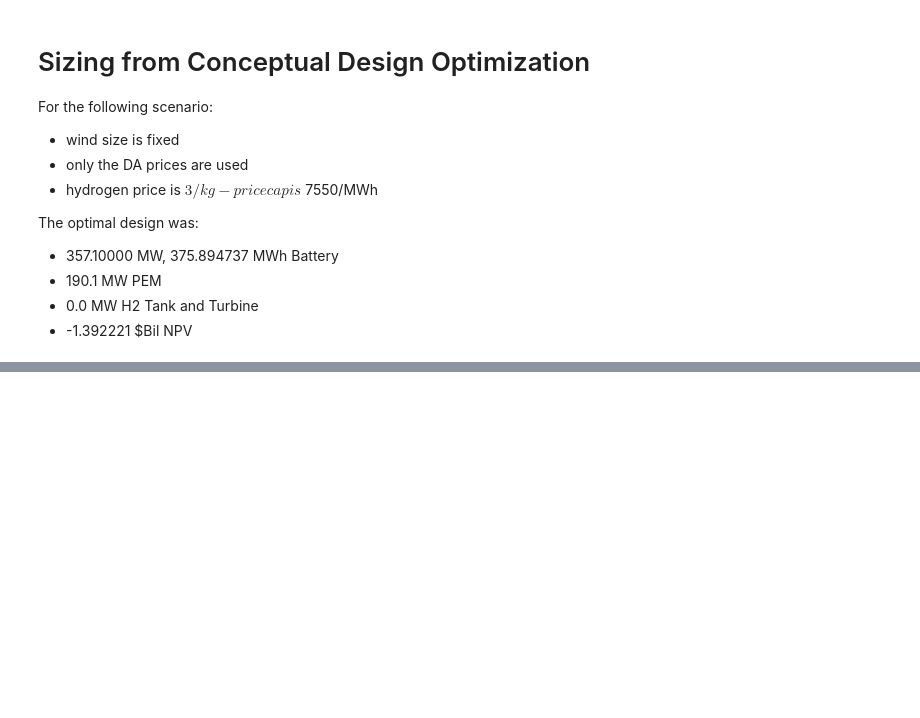
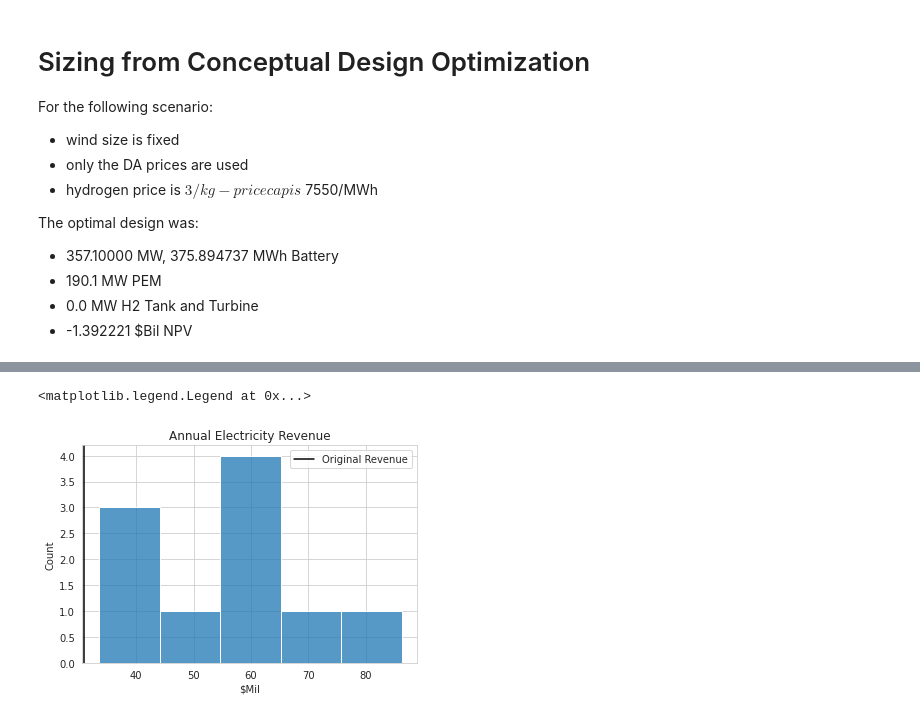
Before and after one commit to dguittet/dispatches, a Jupyter notebook: dispatches/case_studies/renewables_case/ConceptualDesignUncertainty.ipynb, the cells around one changed output, grey strips where cells are left out. Saved outputs shown, nothing was run; the diff lists cells and outputs as text; code cells hidden in the pictures; blank space fills up the shorter version.

```diff
--- a/dispatches/case_studies/renewables_case/ConceptualDesignUncertainty.ipynb
+++ b/dispatches/case_studies/renewables_case/ConceptualDesignUncertainty.ipynb
@@ -84,2 +36,0 @@ def run_design(prices):
-# %%
-res = run_design(syn_prices[0])
@@ -148,0 +55,14 @@ timeseries
+# %%
+import glob
+import json
+
+results_dir = Path("Uncertainty_results_7550")
+
+dfs = []
+for fn in glob.glob(str(results_dir / "*json")):
+    with open(fn, "r") as f:
+        res = json.load(f)
+    dfs.append(res)
+
+design_df = pd.DataFrame.from_records(dfs)
+design_df["NPV [$B]"] = design_df['NPV'] * 1e-9
@@ -148,0 +98,10 @@ timeseries
+# %%
+sns.histplot(design_df["annual_rev_E"] * 1e-6)
+plt.xlabel("$Mil")
+plt.title("Annual Electricity Revenue")
+plt.axvline(x=rev_elec * 1e-6, label="Original Revenue", color='k')
+plt.xlim((rev_elec * 1e-6 * 0.99, None))
+plt.legend()
+# %% [output]
+<matplotlib.legend.Legend at 0x...>
+[figure, added]
```
Also changed, not shown: parts of 10 cells of this notebook, 1 other file.
